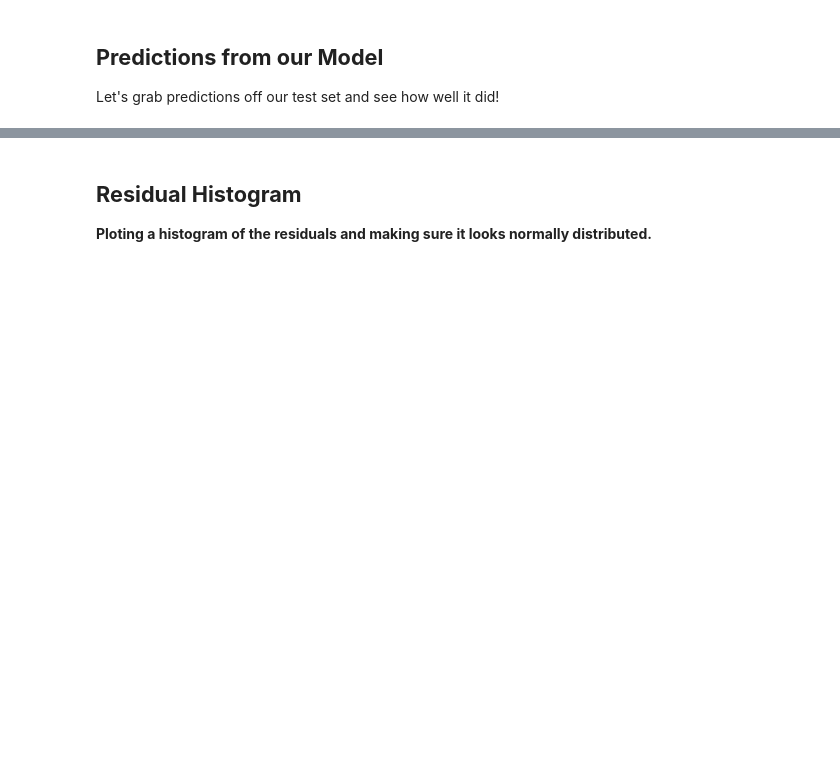
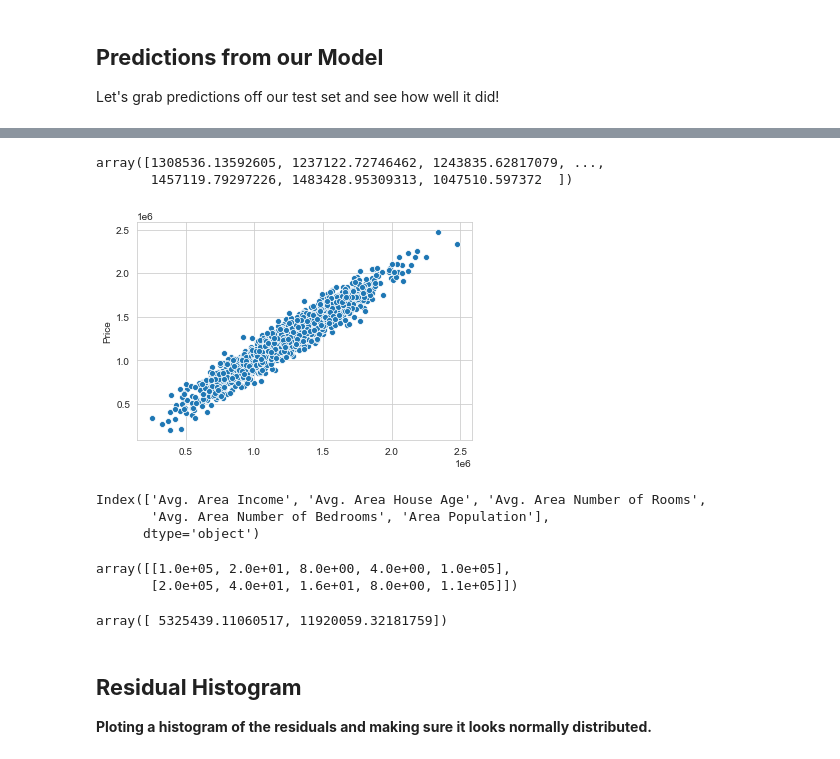
Before and after one commit to CarlosDiazGirol/thebridgedsftsep20, a Jupyter notebook: 3-Machine Learning/1-Supervisado/1-Linear Regression/1_usa-housing-linear-regression.ipynb, the cells around one changed output, grey strips where cells are left out. Drawn from its saved outputs; the diff is of its cells as text; code cells hidden in the pictures; blank space fills up the shorter version.

```diff
--- a/3-Machine Learning/1-Supervisado/1-Linear Regression/1_usa-housing-linear-regression.ipynb
+++ b/3-Machine Learning/1-Supervisado/1-Linear Regression/1_usa-housing-linear-regression.ipynb
@@ -66,3 +154,7 @@ y
 ## **Training the Model**
 
 Now that we've explored the data a bit, let's go ahead and split the data into training and testing sets.
+# %%
+from sklearn.model_selection import train_test_split
+
+X_train, X_test, y_train, y_test = train_test_split(X, y, test_size=0.3, random_state = 42)
@@ -71,4 +176,6 @@ Now that we've explored the data a bit, let's go ahead and split the data into t
 # %%
 #creating LinearRegression Object
+lr = LinearRegression()
 # %%
 #Training the Data Model
+lr.fit(X_train, y_train)
@@ -96,3 +240,31 @@ Let's grab predictions off our test set and see how well it did!
+# %%
+predictions = lr.predict(X_test)
+predictions
+# %% [output]
+array([1308536.13592605, 1237122.72746462, 1243835.62817079, ...,
+       1457119.79297226, 1483428.95309313, 1047510.597372  ])
+# %%
+sns.scatterplot(predictions, y_test
+               );
+# %% [output]
+[figure, added]
+# %%
+X_test.columns
+# %% [output]
+Index(['Avg. Area Income', 'Avg. Area House Age', 'Avg. Area Number of Rooms',
+       'Avg. Area Number of Bedrooms', 'Area Population'],
+      dtype='object')
+# %%
+new_homes = np.array([[100000.0, 20.0, 8.0, 4.0, 100000.0],
+                     [200000.0, 40.0, 16.0, 8.0, 110000.0]])
+new_homes
+# %% [output]
+array([[1.0e+05, 2.0e+01, 8.0e+00, 4.0e+00, 1.0e+05],
+       [2.0e+05, 4.0e+01, 1.6e+01, 8.0e+00, 1.1e+05]])
+# %%
+lr.predict(new_homes)
+# %% [output]
+array([ 5325439.11060517, 11920059.32181759])
 # %% [markdown]
 ## **Residual Histogram**
 
```
Also changed, not shown: parts of 27 cells of this notebook, 3 other files.
